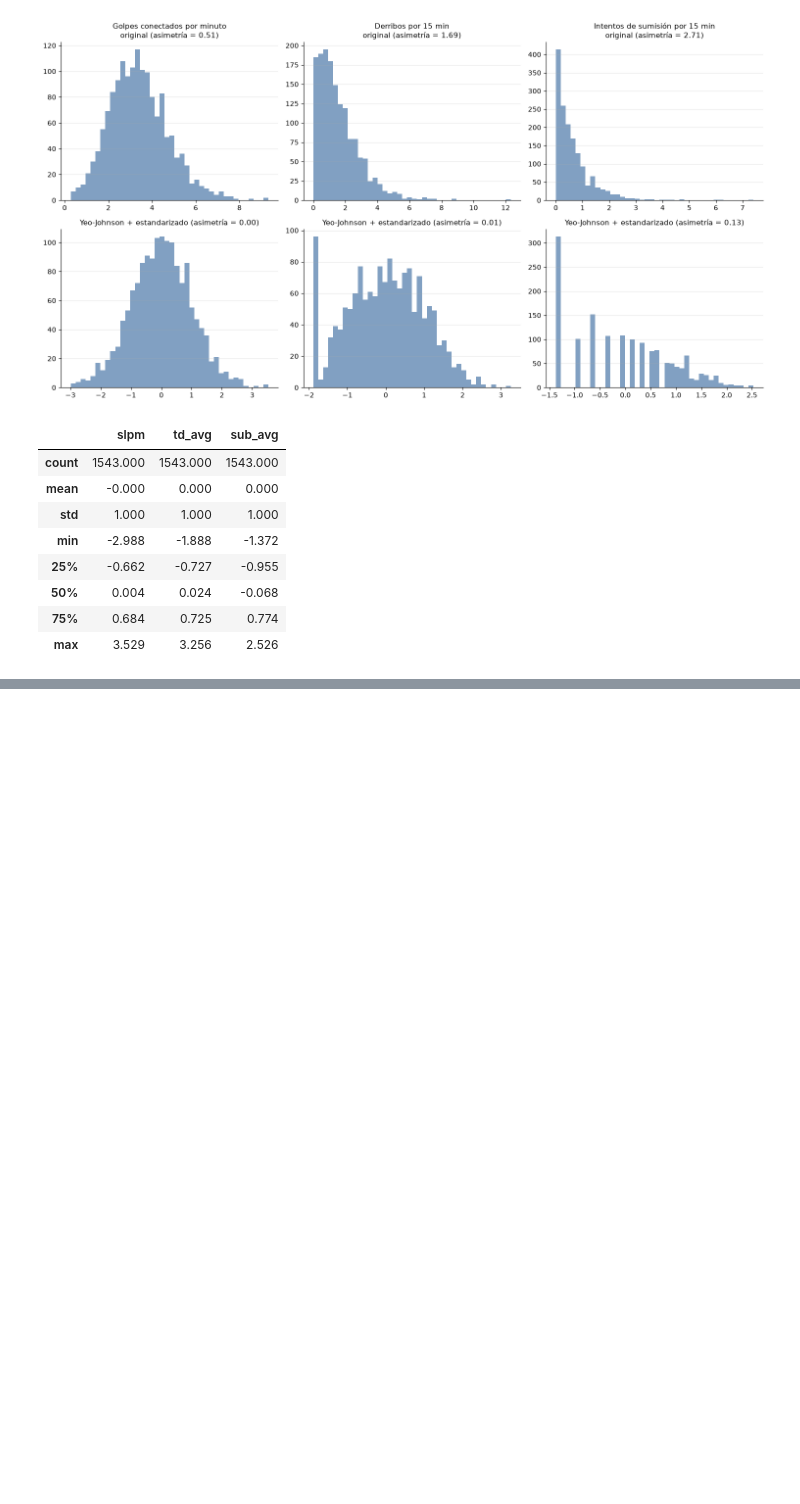
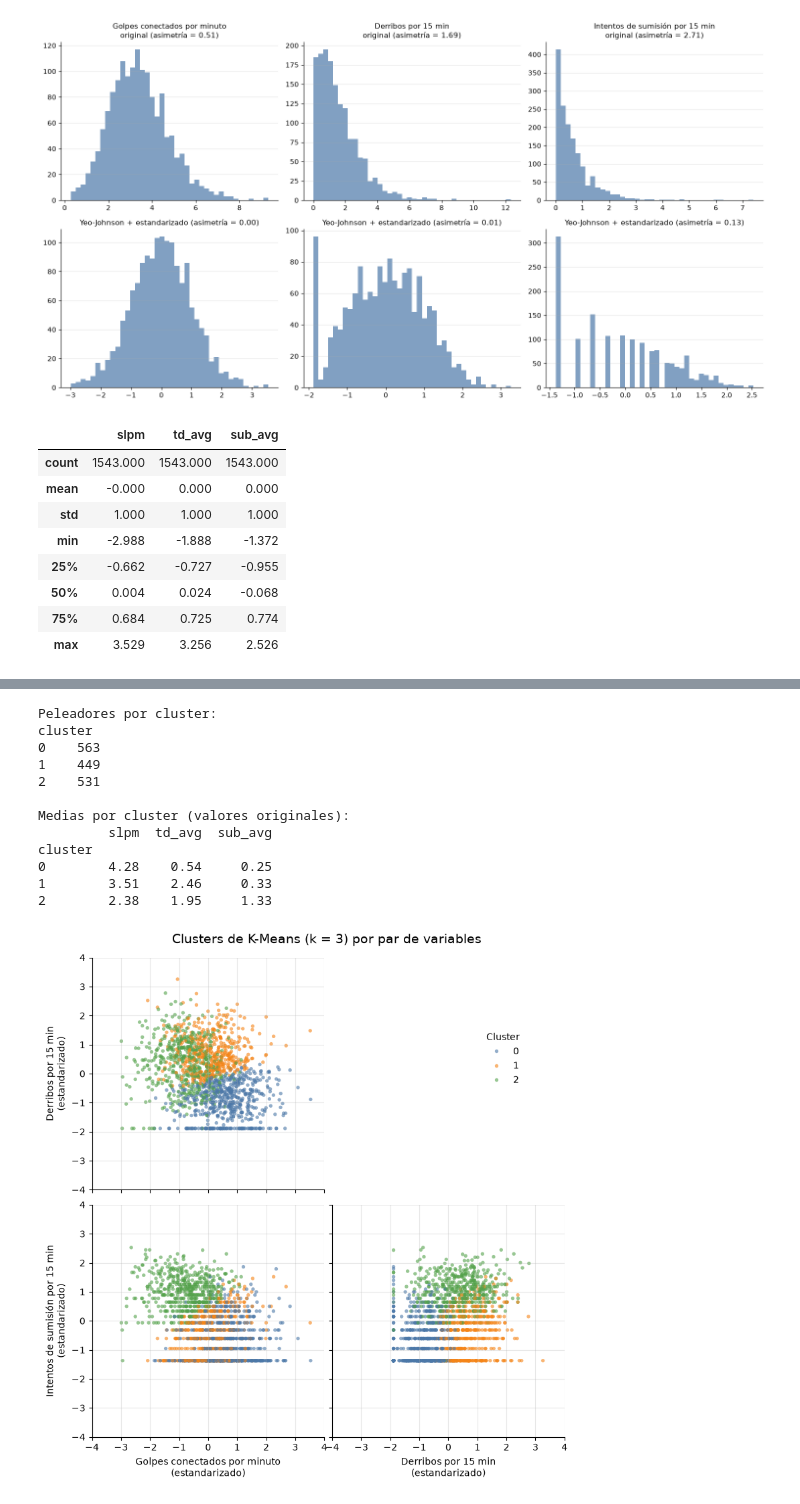
Before and after one commit to Samirsigno/ufcAnalysis, a Jupyter notebook: fighter_analisis.ipynb, the cells around one changed output, grey strips where cells are left out. Saved outputs shown, nothing was run; the diff lists cells and outputs as text; code cells hidden in the pictures; blank space fills up the shorter version.

```diff
--- a/fighter_analisis.ipynb
+++ b/fighter_analisis.ipynb
@@ -319,0 +455,65 @@ Lambdas de Yeo-Johnson: {'slpm': np.float64(0.475), 'td_avg': np.float64(-0.179)
+# %%
+import seaborn as sns
+
+# K-Means con k = 3 sobre las variables transformadas (Yeo-Johnson + estandarizadas)
+kmeans = KMeans(n_clusters=3, n_init=10, random_state=42)
+ofensiva_df["cluster"] = kmeans.fit_predict(transformado_df[variables])
+
+print("Peleadores por cluster:")
+print(ofensiva_df["cluster"].value_counts().sort_index().to_string())
+print("\nMedias por cluster (valores originales):")
+print(ofensiva_df.groupby("cluster")[variables].mean().round(2).to_string())
+
+# Pairplot en el espacio transformado (el que usa K-Means), con los 3 pares de variables:
+# slpm-td_avg, slpm-sub_avg y td_avg-sub_avg
+plot_df = transformado_df[variables].assign(cluster=ofensiva_df["cluster"])
+g = sns.pairplot(
+    plot_df,
+    hue="cluster",
+    palette=["#4C78A8", "#F58518", "#54A24B"],
+    x_vars=["slpm", "td_avg"],
+    y_vars=["td_avg", "sub_avg"],
+    plot_kws=dict(s=15, alpha=0.6, edgecolor="none"),
+    height=4,
+)
+# El panel td_avg vs. td_avg (arriba a la derecha) es la variable contra sí misma: se oculta
+for ax in [g.axes[0, 1], *(g.diag_axes if g.diag_axes is not None else [])]:
+    ax.set_visible(False)
+sns.move_legend(g, "upper right", bbox_to_anchor=(0.85, 0.85), title="Cluster")
+
+# Misma escala en todos los ejes: mismos límites, mismas marcas y 1 unidad = misma longitud
+limite = np.ceil(np.abs(plot_df[variables].to_numpy()).max() * 2) / 2
+marcas = np.arange(-np.floor(limite), np.floor(limite) + 1)
+paneles = {
+    (0, 0): ("slpm", "td_avg"),
+    (1, 0): ("slpm", "sub_avg"),
+    (1, 1): ("td_avg", "sub_avg"),
+}
+for (i, j), (x_col, y_col) in paneles.items():
+    ax = g.axes[i, j]
+    ax.set_xlim(-limite, limite)
+    ax.set_ylim(-limite, limite)
+    ax.set_xticks(marcas)
+    ax.set_yticks(marcas)
+    ax.set_aspect("equal", adjustable="box")
+    ax.set_xlabel(f"{estadisticas[x_col]}\n(estandarizado)")
+    ax.set_ylabel(f"{estadisticas[y_col]}\n(estandarizado)")
+    ax.grid(alpha=0.3)
+g.figure.suptitle(
+    "Clusters de K-Means (k = 3) por par de variables", y=1.02, fontsize=14
+)
+plt.show()
+# %% [output]
+Peleadores por cluster:
+cluster
+0    563
+1    449
+2    531
+
+Medias por cluster (valores originales):
+         slpm  td_avg  sub_avg
+cluster
+0        4.28    0.54     0.25
+1        3.51    2.46     0.33
+2        2.38    1.95     1.33
+[figure, added]
```
Also changed, not shown: parts of 3 cells of this notebook, 2 other files.
